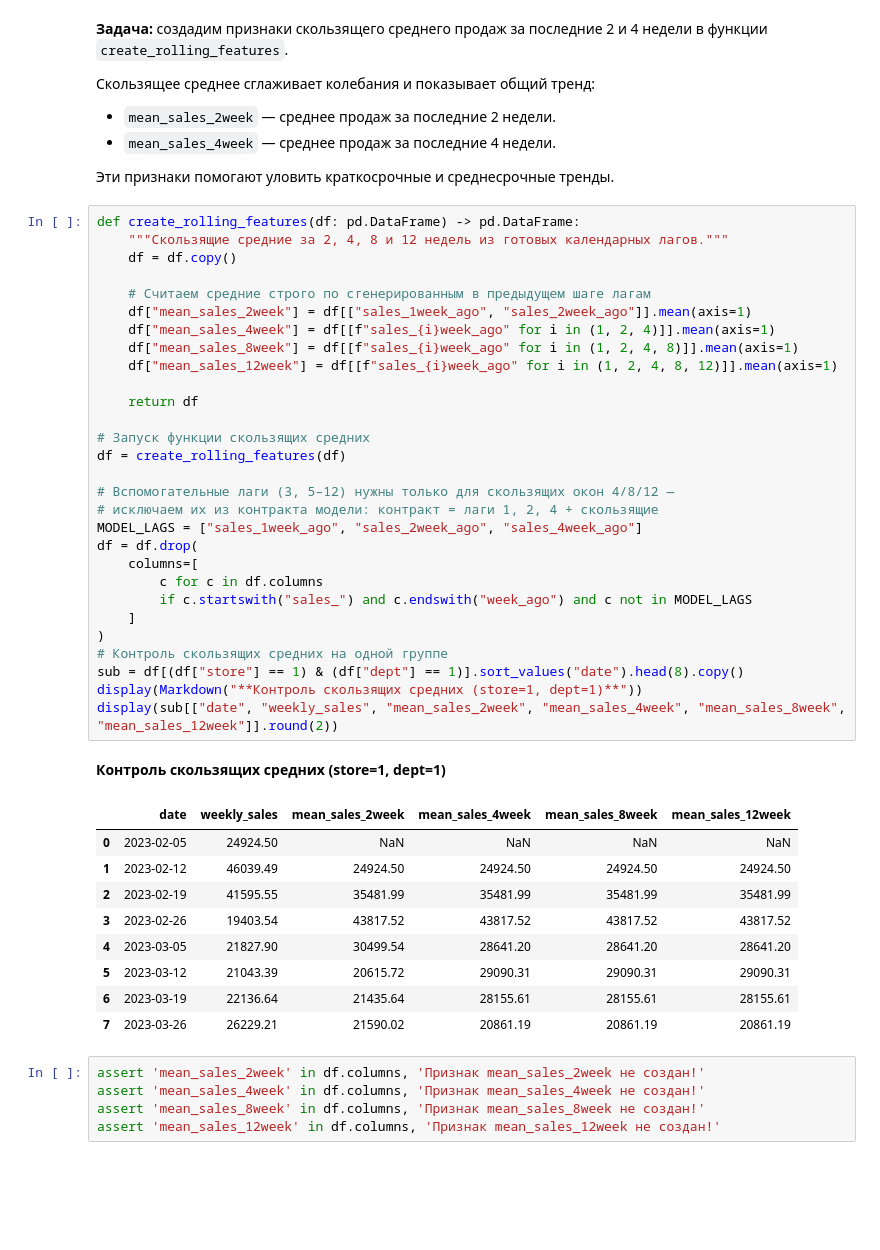
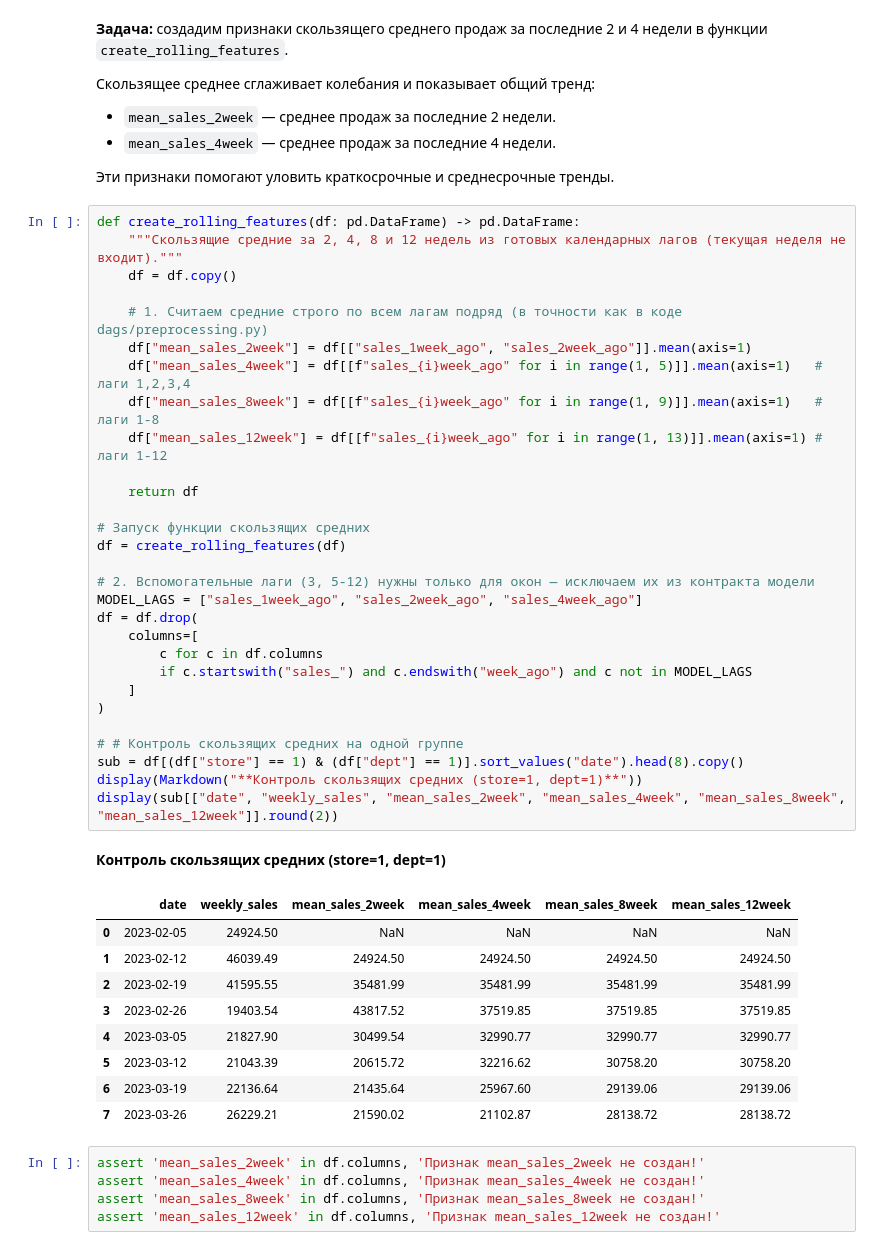
Before and after one commit to svasly/prilavok-project, a Jupyter notebook: model_training.ipynb, the cells around one changed output. Saved outputs shown, nothing was run; the diff lists cells and outputs as text; blank space fills up the shorter version.

```diff
--- a/model_training.ipynb
+++ b/model_training.ipynb
@@ -834,44 +834,44 @@ display(check_lag)
 Эти признаки помогают уловить краткосрочные и среднесрочные тренды.
 # %%
 def create_rolling_features(df: pd.DataFrame) -> pd.DataFrame:
-    """Скользящие средние за 2, 4, 8 и 12 недель из готовых календарных лагов."""
+    """Скользящие средние за 2, 4, 8 и 12 недель из готовых календарных лагов (текущая неделя не входит)."""
     df = df.copy()
 
-    # Считаем средние строго по сгенерированным в предыдущем шаге лагам
+    # 1. Считаем средние строго по всем лагам подряд (в точности как в коде dags/preprocessing.py)
     df["mean_sales_2week"] = df[["sales_1week_ago", "sales_2week_ago"]].mean(axis=1)
-    df["mean_sales_4week"] = df[[f"sales_{i}week_ago" for i in (1, 2, 4)]].mean(axis=1)
-    df["mean_sales_8week"] = df[[f"sales_{i}week_ago" for i in (1, 2, 4, 8)]].mean(axis=1)
-    df["mean_sales_12week"] = df[[f"sales_{i}week_ago" for i in (1, 2, 4, 8, 12)]].mean(axis=1)
+    df["mean_sales_4week"] = df[[f"sales_{i}week_ago" for i in range(1, 5)]].mean(axis=1)   # лаги 1,2,3,4
+    df["mean_sales_8week"] = df[[f"sales_{i}week_ago" for i in range(1, 9)]].mean(axis=1)   # лаги 1-8
+    df["mean_sales_12week"] = df[[f"sales_{i}week_ago" for i in range(1, 13)]].mean(axis=1) # лаги 1-12
 
     return df
 
 # Запуск функции скользящих средних
 df = create_rolling_features(df)
 
-# Вспомогательные лаги (3, 5–12) нужны только для скользящих окон 4/8/12 —
-# исключаем их из контракта модели: контракт = лаги 1, 2, 4 + скользящие
+# 2. Вспомогательные лаги (3, 5-12) нужны только для окон — исключаем их из контракта модели
 MODEL_LAGS = ["sales_1week_ago", "sales_2week_ago", "sales_4week_ago"]
 df = df.drop(
     columns=[
         c for c in df.columns
         if c.startswith("sales_") and c.endswith("week_ago") and c not in MODEL_LAGS
     ]
 )
-# Контроль скользящих средних на одной группе
+
+# # Контроль скользящих средних на одной группе
 sub = df[(df["store"] == 1) & (df["dept"] == 1)].sort_values("date").head(8).copy()
 display(Markdown("**Контроль скользящих средних (store=1, dept=1)**"))
 display(sub[["date", "weekly_sales", "mean_sales_2week", "mean_sales_4week", "mean_sales_8week", "mean_sales_12week"]].round(2))
 # %% [output]
 **Контроль скользящих средних (store=1, dept=1)**
 |  | date | weekly_sales | mean_sales_2week | mean_sales_4week | mean_sales_8week | mean_sales_12week |
 | 0 | 2023-02-05 | 24924.50 | NaN | NaN | NaN | NaN |
 | 1 | 2023-02-12 | 46039.49 | 24924.50 | 24924.50 | 24924.50 | 24924.50 |
 | 2 | 2023-02-19 | 41595.55 | 35481.99 | 35481.99 | 35481.99 | 35481.99 |
-| 3 | 2023-02-26 | 19403.54 | 43817.52 | 43817.52 | 43817.52 | 43817.52 |
-| 4 | 2023-03-05 | 21827.90 | 30499.54 | 28641.20 | 28641.20 | 28641.20 |
-| 5 | 2023-03-12 | 21043.39 | 20615.72 | 29090.31 | 29090.31 | 29090.31 |
-| 6 | 2023-03-19 | 22136.64 | 21435.64 | 28155.61 | 28155.61 | 28155.61 |
-| 7 | 2023-03-26 | 26229.21 | 21590.02 | 20861.19 | 20861.19 | 20861.19 |
+| 3 | 2023-02-26 | 19403.54 | 43817.52 | 37519.85 | 37519.85 | 37519.85 |
+| 4 | 2023-03-05 | 21827.90 | 30499.54 | 32990.77 | 32990.77 | 32990.77 |
+| 5 | 2023-03-12 | 21043.39 | 20615.72 | 32216.62 | 30758.20 | 30758.20 |
+| 6 | 2023-03-19 | 22136.64 | 21435.64 | 25967.60 | 29139.06 | 29139.06 |
+| 7 | 2023-03-26 | 26229.21 | 21590.02 | 21102.87 | 28138.72 | 28138.72 |
 # %%
 assert 'mean_sales_2week' in df.columns, 'Признак mean_sales_2week не создан!'
 assert 'mean_sales_4week' in df.columns, 'Признак mean_sales_4week не создан!'
```
Also changed, not shown: parts of 11 cells of this notebook, 1 other file.
